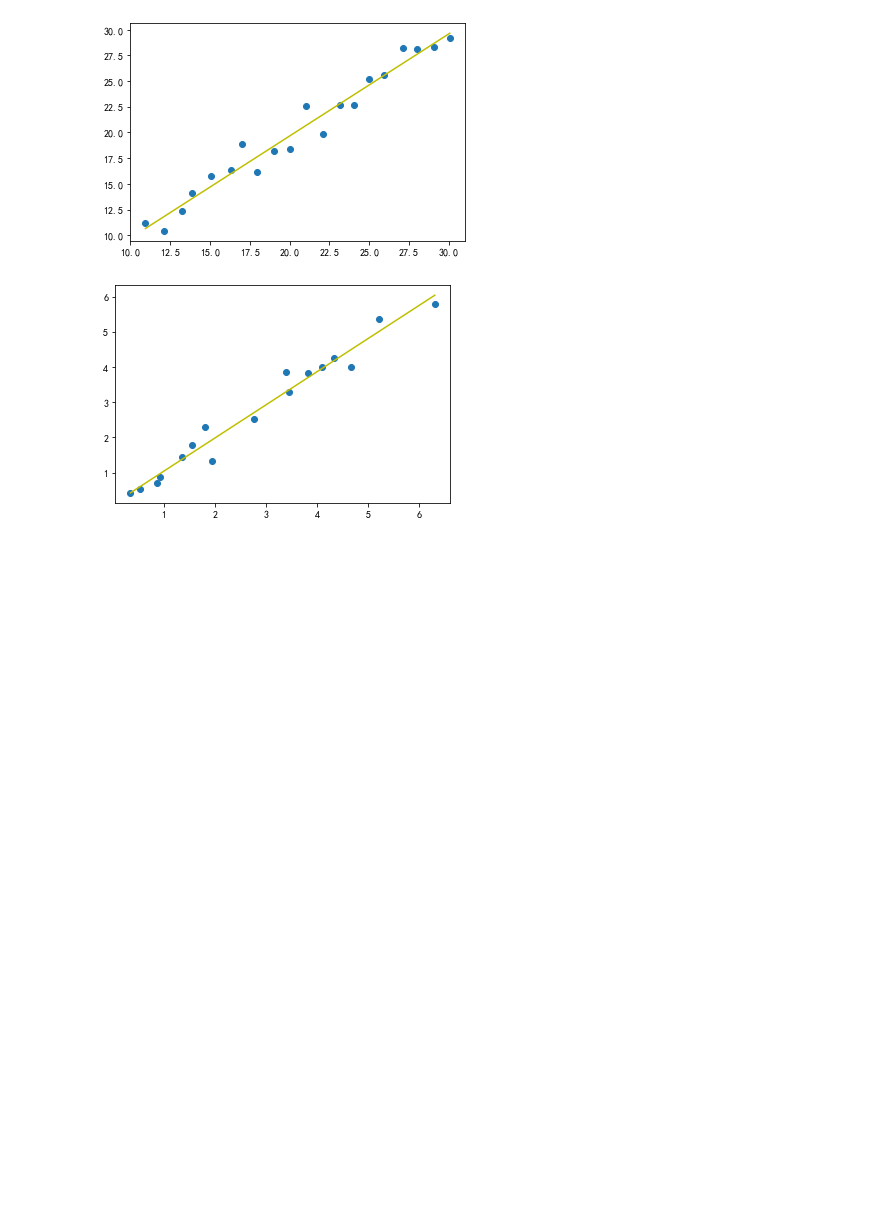
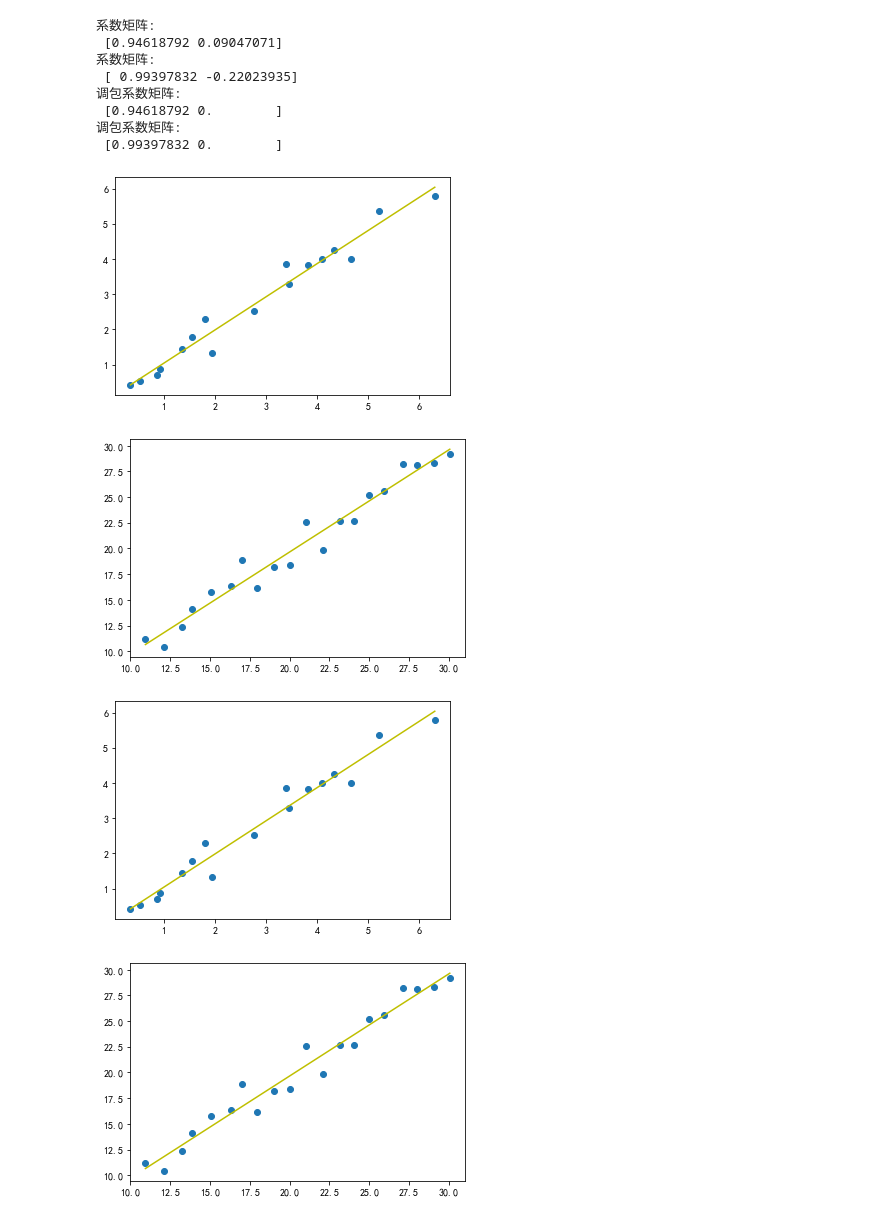
Before and after one commit to maxin-machinelearning/01-linear-regression-BK-201SSR, a Jupyter notebook: test1.ipynb, the cells around one changed output. Drawn from its saved outputs; the diff is of its cells as text; code cells hidden in the pictures; blank space fills up the shorter version.

```diff
--- a/test1.ipynb
+++ b/test1.ipynb
@@ -2,44 +2,76 @@
 import numpy as np
 import pandas as pd
 import matplotlib.pyplot as plt
+from sklearn.linear_model import LinearRegression
 
 
 def data(path):
     df = pd.DataFrame(pd.read_excel(path))
     x = np.array(df['x']);y=np.array(df['y'])
     return x,y
 # 向量化X
 def initX(x):
     one = np.ones((x.shape[0],1))
     X = np.c_[x,one]
     return X
 # 最小二乘法计算参数向量
 def Least_squares(X,y):
     temp1 = np.array(np.matrix(np.dot(X.T,X)).I)
     temp2 = np.dot(temp1,X.T,)
     Beta = np.dot(temp2,y)
     return Beta
+#绘图
+def paint(x,y,y_p):
+    plt.rcParams["font.sans-serif"]=['SimHei']
+    plt.rcParams["axes.unicode_minus"]=False
+    plt.figure()
+    plt.scatter(x,y),plt.plot(x,y_p,c="y")
+    plt.show
 
 # 定义数据集
 path = r"linearRegression Data.xlsx"
 x,y = data(path=path)
 x1 = np.array([10.95,12.14,13.22,13.87,15.06,16.30,17.01,17.93,19.01,20.01,
                21.04,22.10,23.17,24.07,25.00,25.95,27.10,28.01,29.06,30.05])
 y1 = np.array([11.18,10.43,12.36,14.15,15.73,16.40,18.86,16.13,18.21,18.37,
                22.61,19.83,22.67,22.70,25.16,25.55,28.21,28.12,28.32,29.18])
+# 向量化X
 x_x = initX(x);x1_x = initX(x1)
+# 参数向量求解
 Beta = Least_squares(X=x_x,y=y)
 Beta1 = Least_squares(X=x1_x,y=y1)
+# 预测值求解
 y_1 = Beta[0]*x+Beta[1]
 y1_1 = Beta1[0]*x1+Beta1[1]
-plt.rcParams["font.sans-serif"]=['SimHei']
-plt.rcParams["axes.unicode_minus"]=False
-plt.figure()
-plt.scatter(x1,y1),plt.plot(x1,y1_1,c="y")
-plt.show
-plt.figure()
-plt.scatter(x,y);plt.plot(x,y_1,c="y")
-plt.show()
+# 绘图
+print('系数矩阵:\n',Beta)
+paint(x=x,y=y,y_p=y_1)
+print('系数矩阵:\n',Beta1)
+paint(x=x1,y=y1,y_p=y1_1)
+# 调包
+model = LinearRegression(copy_X=True, fit_intercept=True, n_jobs=1, normalize=False)
+model1 = LinearRegression(copy_X=True, fit_intercept=True, n_jobs=1, normalize=False)
+# 线性回归建模
+model.fit(x_x,y)
+model1.fit(x1_x,y1)
+# 使用模型预测
+predicted = model.predict(x_x)
+predicted1 = model1.predict(x1_x)
+print('调包系数矩阵:\n',model.coef_)
+print('调包系数矩阵:\n',model1.coef_)
+# 绘图
+paint(x=x,y=y,y_p=predicted)
+paint(x=x1,y=y1,y_p=predicted1)
 # %% [output]
+系数矩阵:
+ [0.94618792 0.09047071]
+系数矩阵:
+ [ 0.99397832 -0.22023935]
+调包系数矩阵:
+ [0.94618792 0.        ]
+调包系数矩阵:
+ [0.99397832 0.        ]
-[figure, old version]
+[figure, new version]
-[figure, old version]
+[figure, new version]
+[figure, added]
+[figure, added]
```
